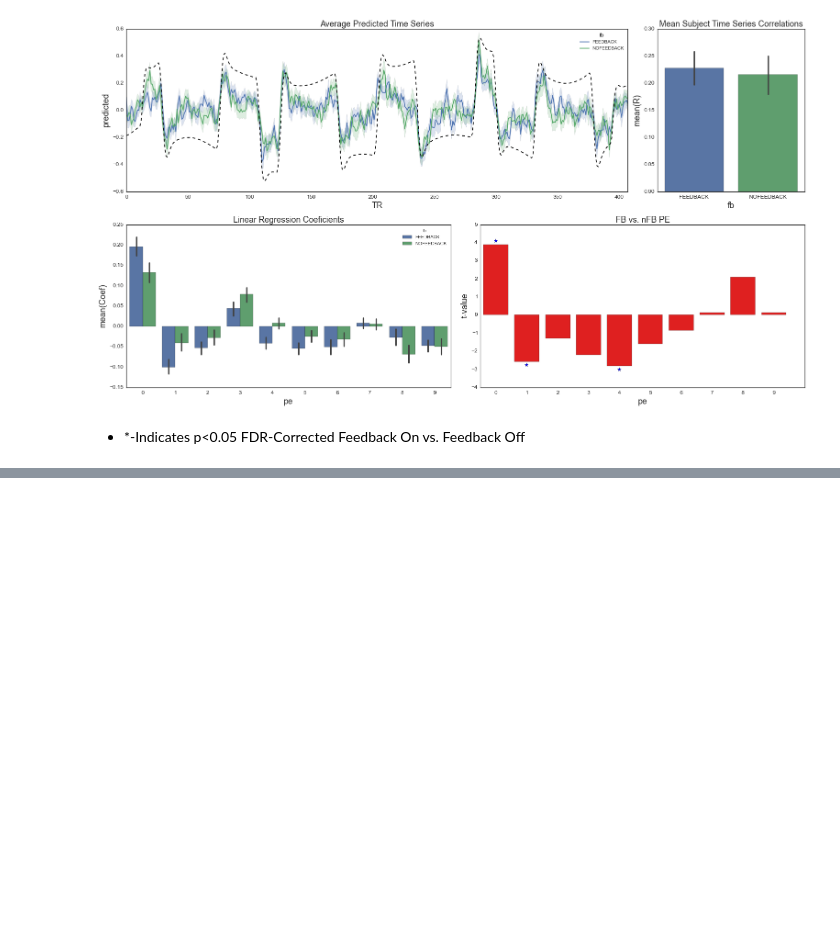
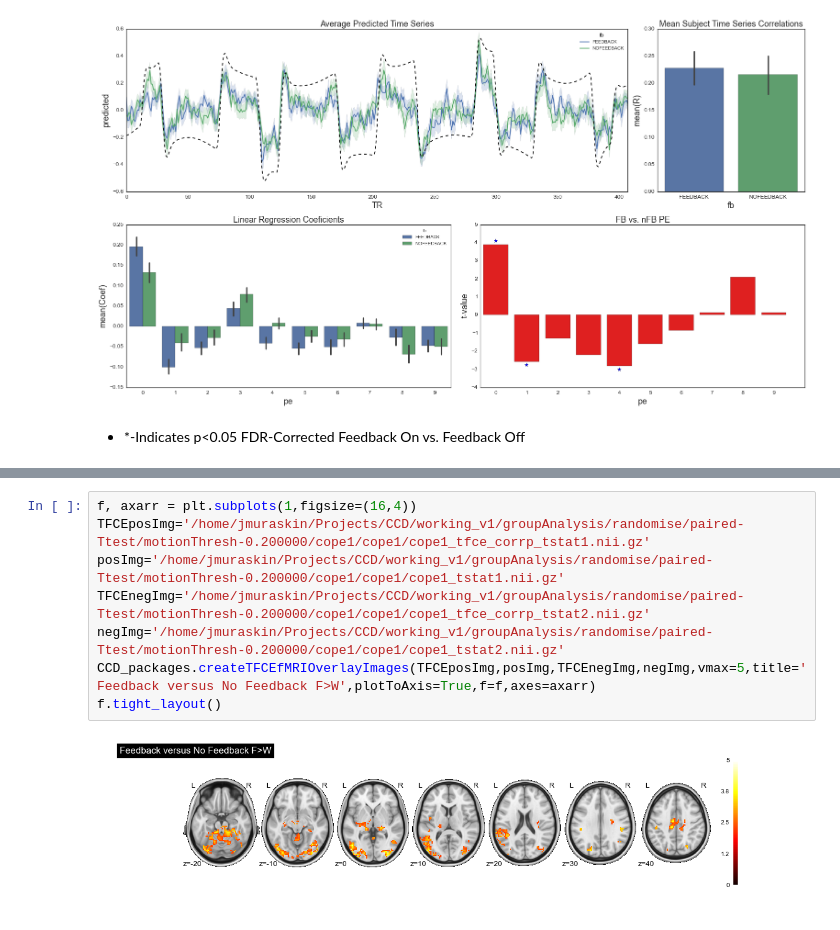
Before and after one commit to jordanmuraskin/CCD-scripts, a Jupyter notebook: analysis/CCD-Results.ipynb, the cells around one changed output, grey strips where cells are left out. Drawn from its saved outputs; the diff is of its cells as text; blank space fills up the shorter version.

```diff
--- a/analysis/CCD-Results.ipynb
+++ b/analysis/CCD-Results.ipynb
@@ -118,0 +146,10 @@ CCD_packages.createRegressionPlots(predictions,performance,coefs,fb_coefs,nfb_co
+# %%
+f, axarr = plt.subplots(1,figsize=(16,4))
+TFCEposImg='/home/jmuraskin/Projects/CCD/working_v1/groupAnalysis/randomise/paired-Ttest/motionThresh-0.200000/cope1/cope1/cope1_tfce_corrp_tstat1.nii.gz'
+posImg='/home/jmuraskin/Projects/CCD/working_v1/groupAnalysis/randomise/paired-Ttest/motionThresh-0.200000/cope1/cope1/cope1_tstat1.nii.gz'
+TFCEnegImg='/home/jmuraskin/Projects/CCD/working_v1/groupAnalysis/randomise/paired-Ttest/motionThresh-0.200000/cope1/cope1/cope1_tfce_corrp_tstat2.nii.gz'
+negImg='/home/jmuraskin/Projects/CCD/working_v1/groupAnalysis/randomise/paired-Ttest/motionThresh-0.200000/cope1/cope1/cope1_tstat2.nii.gz'
+CCD_packages.createTFCEfMRIOverlayImages(TFCEposImg,posImg,TFCEnegImg,negImg,vmax=5,title='Feedback versus No Feedback F>W',plotToAxis=True,f=f,axes=axarr)
+f.tight_layout()
+# %% [output]
+[figure, added]
```
Also changed, not shown: parts of 4 cells of this notebook.
